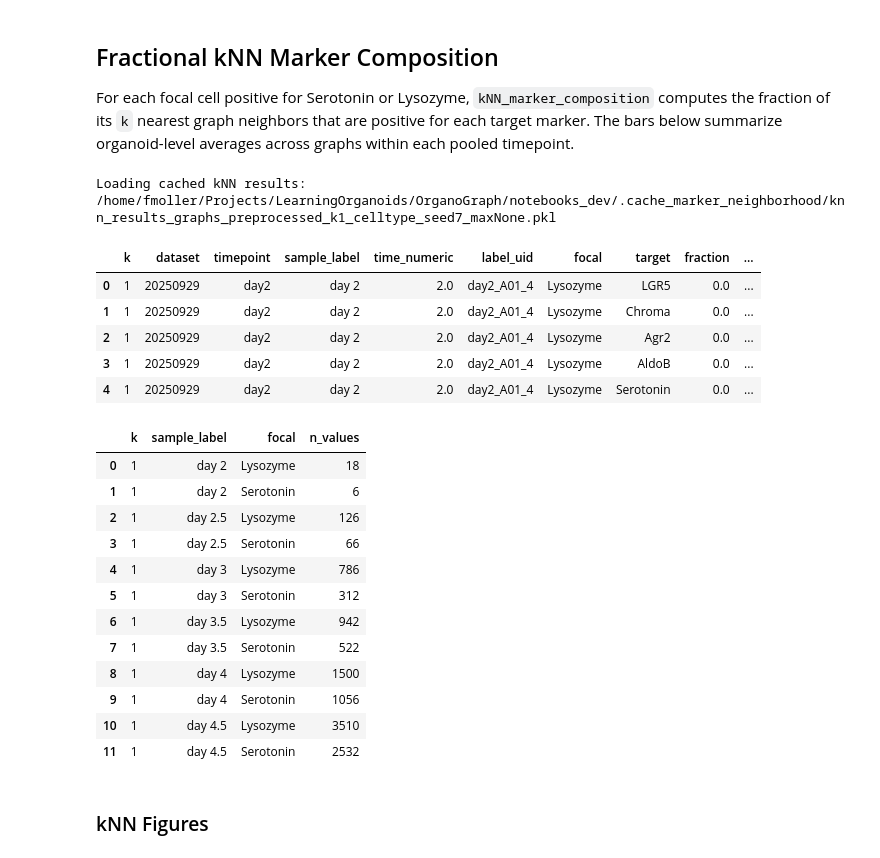
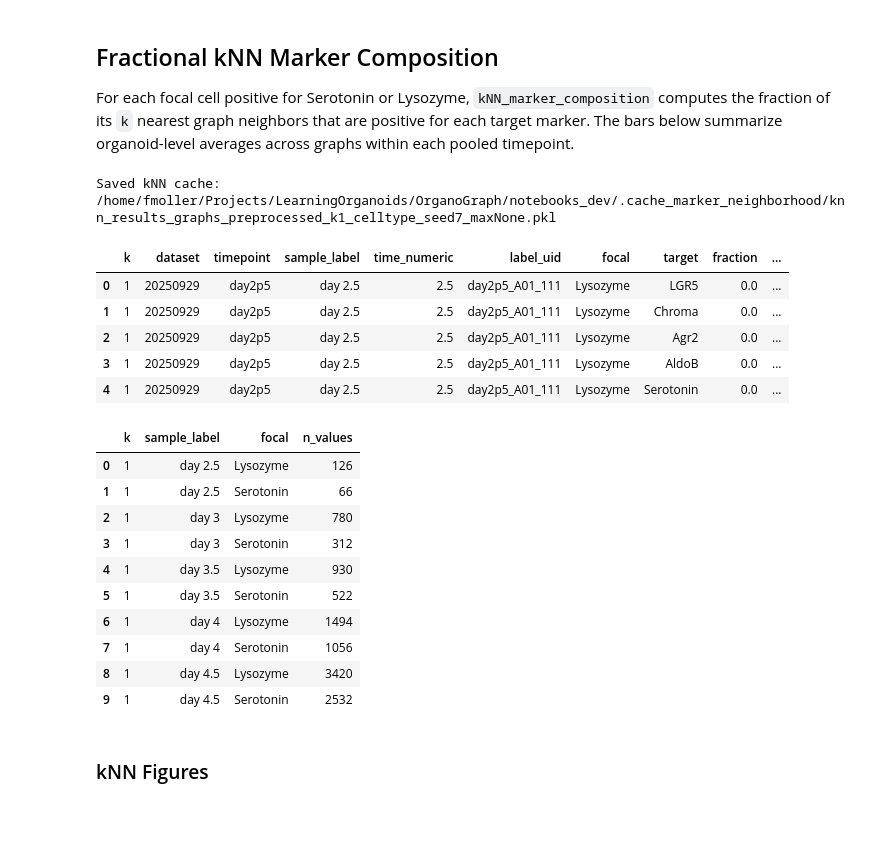
Before and after one commit to fskovbo/OrganoGraph, a Jupyter notebook: notebooks/plot_marker_neighborhood.ipynb, the cells around one changed output. Saved outputs shown, nothing was run; the diff lists cells and outputs as text; code cells hidden in the pictures; blank space fills up the shorter version.

```diff
--- a/notebooks/plot_marker_neighborhood.ipynb
+++ b/notebooks/plot_marker_neighborhood.ipynb
@@ -51,6 +51,7 @@ DATA_ROOT = PROJECT_ROOT.parent / "NicoleData"
 
 DATASETS = ["20250929", "20251201"]
 GRAPH_SUBDIR = "graphs_preprocessed"
+MIN_TIMEPOINT_NUMERIC = 2.5  # Use only this timepoint and later in analyses and figures.
 EXCLUDE_TIMEPOINTS = set()
 
 K_VALUES = [1]
@@ -156,6 +157,10 @@ def discover_graphs(data_root=DATA_ROOT, datasets=DATASETS, graph_subdir=GRAPH_S
         raise FileNotFoundError(f"No graph files found under {data_root} for {datasets} / {graph_subdir}")
 
     table = table.sort_values(["time_numeric", "dataset", "label_uid"]).reset_index(drop=True)
+    if MIN_TIMEPOINT_NUMERIC is not None:
+        table = table[table["time_numeric"] >= float(MIN_TIMEPOINT_NUMERIC)].reset_index(drop=True)
+    if table.empty:
+        raise FileNotFoundError(f"No graph files remain after timepoint filtering under {data_root}")
     if MAX_GRAPHS_PER_TIMEPOINT is not None:
         table = (
             table.groupby(["dataset", "timepoint"], group_keys=False, sort=False)
@@ -163,6 +168,18 @@ def discover_graphs(data_root=DATA_ROOT, datasets=DATASETS, graph_subdir=GRAPH_S
             .reset_index(drop=True)
         )
     return table
+
+
+def filter_to_plot_timepoints(df):
+    """Restrict cached or computed result tables to the configured plotting timepoints."""
+    if df is None or df.empty:
+        return df
+    out = df.copy()
+    if MIN_TIMEPOINT_NUMERIC is not None and "time_numeric" in out.columns:
+        out = out[out["time_numeric"] >= float(MIN_TIMEPOINT_NUMERIC)]
+    if "sample_label" in out.columns:
+        out = out[out["sample_label"].isin(TIMEPOINT_ORDER)]
+    return out.reset_index(drop=True)
 
 
 graph_table = discover_graphs()
@@ -296,7 +312,7 @@ def compute_moran_results(graph_table, analyses=MORAN_ANALYSES, k_values=K_VALUE
     if USE_CACHE and cache_path.exists():
         print(f"Loading cached Moran results: {cache_path}")
         with open(cache_path, "rb") as f:
-            return pickle.load(f)
+            return filter_to_plot_timepoints(pickle.load(f))
 
     rng = np.random.default_rng(seed)
     rows = []
@@ -369,7 +385,7 @@ def compute_moran_results(graph_table, analyses=MORAN_ANALYSES, k_values=K_VALUE
         print(f"Saved Moran cache: {cache_path}")
     return result
 
-moran_df = compute_moran_results(graph_table)
+moran_df = filter_to_plot_timepoints(compute_moran_results(graph_table))
 display(moran_df.head())
 if moran_df.empty:
     print("No Moran results were computed. Check marker availability and graph connectivity.")
@@ -513,7 +529,7 @@ def compute_knn_results(graph_table, focal_markers=KNN_FOCAL_MARKERS, target_mar
     if USE_CACHE and cache_path.exists():
         print(f"Loading cached kNN results: {cache_path}")
         with open(cache_path, "rb") as f:
-            return pickle.load(f)
+            return filter_to_plot_timepoints(pickle.load(f))
 
     all_markers = []
     for marker in list(focal_markers) + list(target_markers):
@@ -545,52 +561,50 @@ def compute_knn_results(graph_table, focal_markers=KNN_FOCAL_MARKERS, target_mar
                     continue
 
                 for target in target_markers:
                     target_idx = marker_to_idx[target]
                     rows.append({
                         "k": int(k),
                         "dataset": rec.dataset,
                         "timepoint": rec.timepoint,
                         "sample_label": rec.sample_label,
                         "time_numeric": float(rec.time_numeric),
                         "label_uid": rec.label_uid,
                         "focal": focal,
                         "target": target,
                         "fraction": float(avg_comp[target_idx]),
                         "n_focal_cells": int(comp_accum.shape[0]),
                     })
 
     result = pd.DataFrame(rows)
     if USE_CACHE:
         with open(cache_path, "wb") as f:
             pickle.dump(result, f)
         print(f"Saved kNN cache: {cache_path}")
     return result
 
 
-knn_df = compute_knn_results(graph_table)
+knn_df = filter_to_plot_timepoints(compute_knn_results(graph_table))
 display(knn_df.head())
 display(knn_df.groupby(["k", "sample_label", "focal"]).size().rename("n_values").reset_index())
 # %% [output]
-Loading cached kNN results: /home/fmoller/Projects/LearningOrganoids/OrganoGraph/notebooks_dev/.cache_marker_neighborhood/knn_results_graphs_preprocessed_k1_celltype_seed7_maxNone.pkl
+Saved kNN cache: /home/fmoller/Projects/LearningOrganoids/OrganoGraph/notebooks_dev/.cache_marker_neighborhood/knn_results_graphs_preprocessed_k1_celltype_seed7_maxNone.pkl
 |  | k | dataset | timepoint | sample_label | time_numeric | label_uid | focal | target | fraction | ... |
-| 0 | 1 | 20250929 | day2 | day 2 | 2.0 | day2_A01_4 | Lysozyme | LGR5 | 0.0 | ... |
-| 1 | 1 | 20250929 | day2 | day 2 | 2.0 | day2_A01_4 | Lysozyme | Chroma | 0.0 | ... |
-| 2 | 1 | 20250929 | day2 | day 2 | 2.0 | day2_A01_4 | Lysozyme | Agr2 | 0.0 | ... |
-| 3 | 1 | 20250929 | day2 | day 2 | 2.0 | day2_A01_4 | Lysozyme | AldoB | 0.0 | ... |
-| 4 | 1 | 20250929 | day2 | day 2 | 2.0 | day2_A01_4 | Lysozyme | Serotonin | 0.0 | ... |
+| 0 | 1 | 20250929 | day2p5 | day 2.5 | 2.5 | day2p5_A01_111 | Lysozyme | LGR5 | 0.0 | ... |
+| 1 | 1 | 20250929 | day2p5 | day 2.5 | 2.5 | day2p5_A01_111 | Lysozyme | Chroma | 0.0 | ... |
+| 2 | 1 | 20250929 | day2p5 | day 2.5 | 2.5 | day2p5_A01_111 | Lysozyme | Agr2 | 0.0 | ... |
+| 3 | 1 | 20250929 | day2p5 | day 2.5 | 2.5 | day2p5_A01_111 | Lysozyme | AldoB | 0.0 | ... |
+| 4 | 1 | 20250929 | day2p5 | day 2.5 | 2.5 | day2p5_A01_111 | Lysozyme | Serotonin | 0.0 | ... |
 |  | k | sample_label | focal | n_values |
-| 0 | 1 | day 2 | Lysozyme | 18 |
-| 1 | 1 | day 2 | Serotonin | 6 |
-| 2 | 1 | day 2.5 | Lysozyme | 126 |
-| 3 | 1 | day 2.5 | Serotonin | 66 |
-| 4 | 1 | day 3 | Lysozyme | 786 |
-| 5 | 1 | day 3 | Serotonin | 312 |
-| 6 | 1 | day 3.5 | Lysozyme | 942 |
-| 7 | 1 | day 3.5 | Serotonin | 522 |
-| 8 | 1 | day 4 | Lysozyme | 1500 |
-| 9 | 1 | day 4 | Serotonin | 1056 |
-| 10 | 1 | day 4.5 | Lysozyme | 3510 |
-| 11 | 1 | day 4.5 | Serotonin | 2532 |
+| 0 | 1 | day 2.5 | Lysozyme | 126 |
+| 1 | 1 | day 2.5 | Serotonin | 66 |
+| 2 | 1 | day 3 | Lysozyme | 780 |
+| 3 | 1 | day 3 | Serotonin | 312 |
+| 4 | 1 | day 3.5 | Lysozyme | 930 |
+| 5 | 1 | day 3.5 | Serotonin | 522 |
+| 6 | 1 | day 4 | Lysozyme | 1494 |
+| 7 | 1 | day 4 | Serotonin | 1056 |
+| 8 | 1 | day 4.5 | Lysozyme | 3420 |
+| 9 | 1 | day 4.5 | Serotonin | 2532 |
 # %%
 def summarize_knn(knn_df, k, focal_markers=KNN_FOCAL_MARKERS, target_markers=KNN_TARGET_MARKERS):
     rows = []
```
Also changed, not shown: parts of 6 cells of this notebook, 6 other files.
